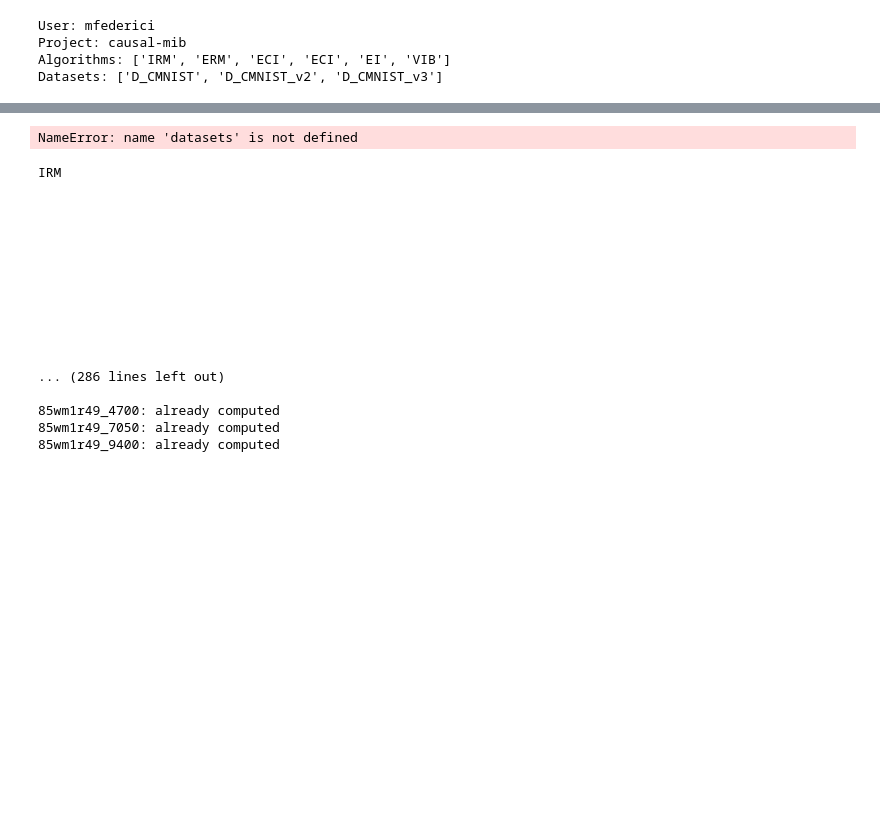
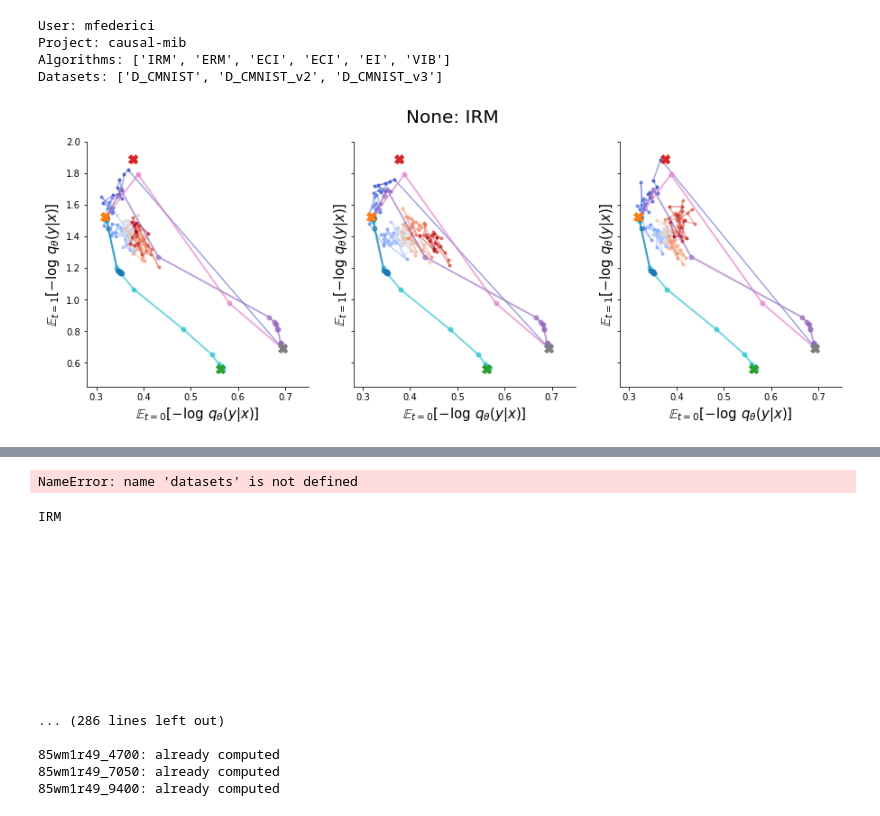
Before and after one commit to mfederici/JADE, a Jupyter notebook: results.ipynb, the cells around one changed output, grey strips where cells are left out. Saved outputs shown, nothing was run; the diff lists cells and outputs as text; code cells hidden in the pictures; blank space fills up the shorter version.

```diff
--- a/results.ipynb
+++ b/results.ipynb
@@ -265,6 +267,52 @@ process_run = {
     }
 
 }
+# %%
+dataset = 'D_CMNIST_v2'
+algorithm = 'IRM'
+
+min_step = 0
+max_step = 30000
+
+runs = rm.get_runs(dataset=dataset, algorithm=algorithm)
+
+cmap = plt.get_cmap('coolwarm')
+
+f, ax = plt.subplots(1,len(runs), figsize=(5*len(runs),5), sharex=True, sharey=True)
+if len(runs)==1:
+    ax = [ax]
+
+sns.despine()
+
+f.suptitle('%s: %s'%(rm.get_name(dataset), rm.get_name(algorithm)), size=20)
+
+for j,run in enumerate(tqdm(runs)):
+    #config_key = rm.algorithms_info[algorithm]['params']['beta']['config_key']
+    #ax[j].set_title('$\\beta$= %f'%(run.config[config_key]))
+
+    h = run.scan_history(min_step=min_step, max_step=max_step)
+    data = [{'train':r['CE(train_t0)'],
+                 'test':r['CE(test_t1)'],
+                 'step': r['_step']} for r in h if 'CE(test_t1)' in r]
+    run_data = pd.DataFrame(data)
+    #process_run[dataset]['sample'](run,10000)
+    colors = np.array([cmap(v/run_data['step'].values.max())
+                       for v in run_data['step'].values[:len(run_data['step'].values)]])
+
+
+    for i in range(len(colors)):
+        ax[j].plot(run_data['train'][i], run_data['test'][i],'.',color=colors[i], alpha=0.8)
+        ax[j].plot(run_data['train'][i:i+2], run_data['test'][i:i+2],'-',color=colors[i], alpha=0.5)
+
+    decorate_plot(rm.datasets_info[dataset], rm.style_info, ax[j])
+
+
+
+        #ax[j].set_title(run_name, fontsize=20)
+
+#ax[-1].legend(fontsize=12)
+# %% [output]
+[figure, added]
 # %%
 dataset = 'D_CMNIST_v3'
 algorithm = 'IRM'
```
Also changed, not shown: parts of 2 cells of this notebook, 4 other files.
